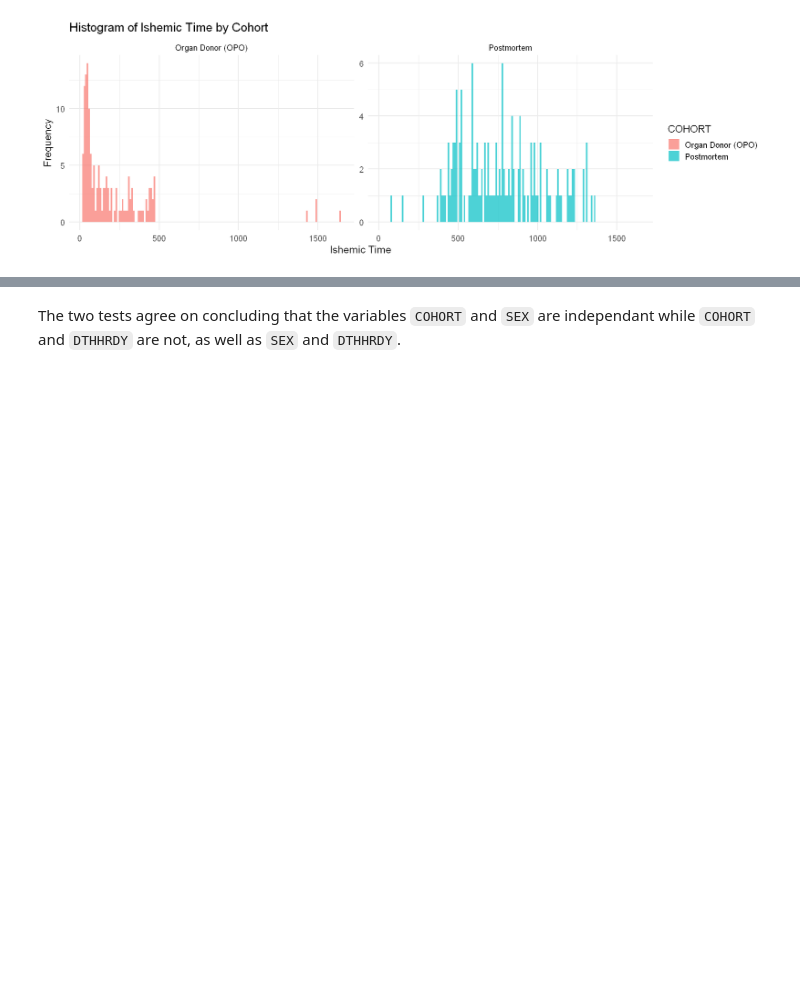
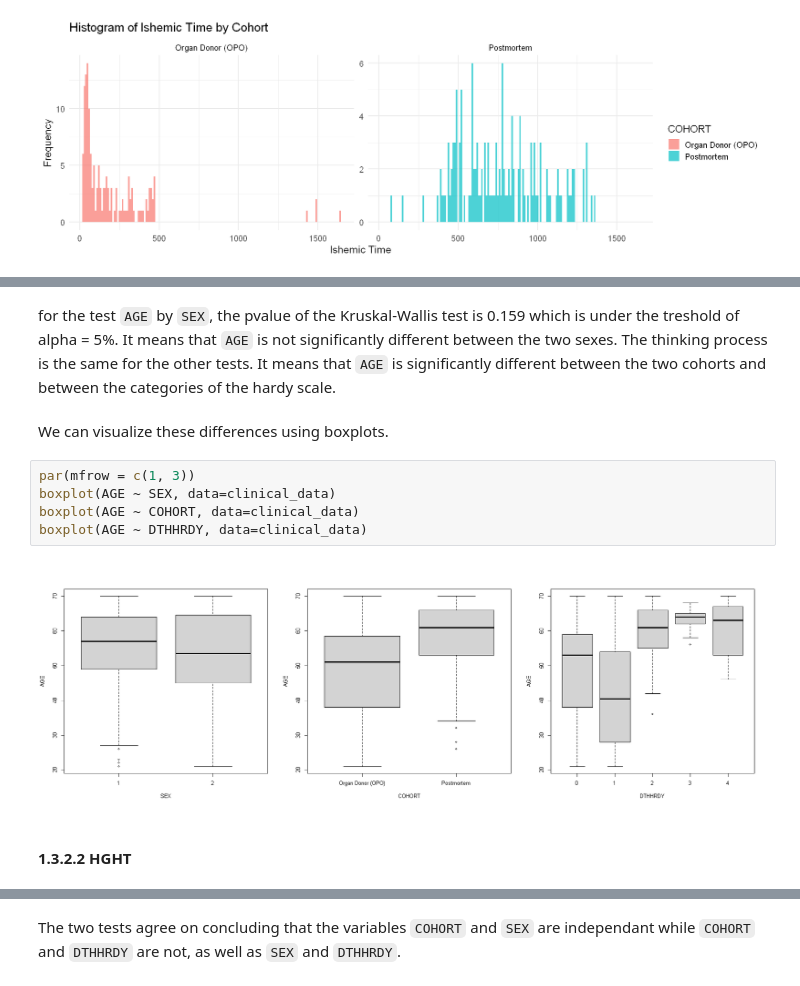
Before and after one commit to Abellanger123/GenomicProject, a Jupyter notebook: Arthur Functional Genomics Project.ipynb, the cells around one changed output, grey strips where cells are left out. Saved outputs shown, nothing was run; the diff lists cells and outputs as text; blank space fills up the shorter version.

```diff
--- a/Arthur Functional Genomics Project.ipynb
+++ b/Arthur Functional Genomics Project.ipynb
@@ -243,0 +259,13 @@ alternative hypothesis: two.sided
+# %% [markdown]
+for the test `AGE` by `SEX`, the pvalue of the Kruskal-Wallis test is 0.159  which is under the treshold of alpha = 5%. It means that `AGE` is not significantly different between the two sexes. The thinking process is the same for the other tests. It means that `AGE` is significantly different between the two cohorts and between the categories of the hardy scale.
+# %% [markdown]
+We can visualize these differences using boxplots.
+# %%
+par(mfrow = c(1, 3))
+boxplot(AGE ~ SEX, data=clinical_data)
+boxplot(AGE ~ COHORT, data=clinical_data)
+boxplot(AGE ~ DTHHRDY, data=clinical_data)
+# %% [output]
+[figure, added]
+# %% [markdown]
+#### 1.3.2.2 HGHT
```
Also changed, not shown: parts of 47 cells of this notebook.
